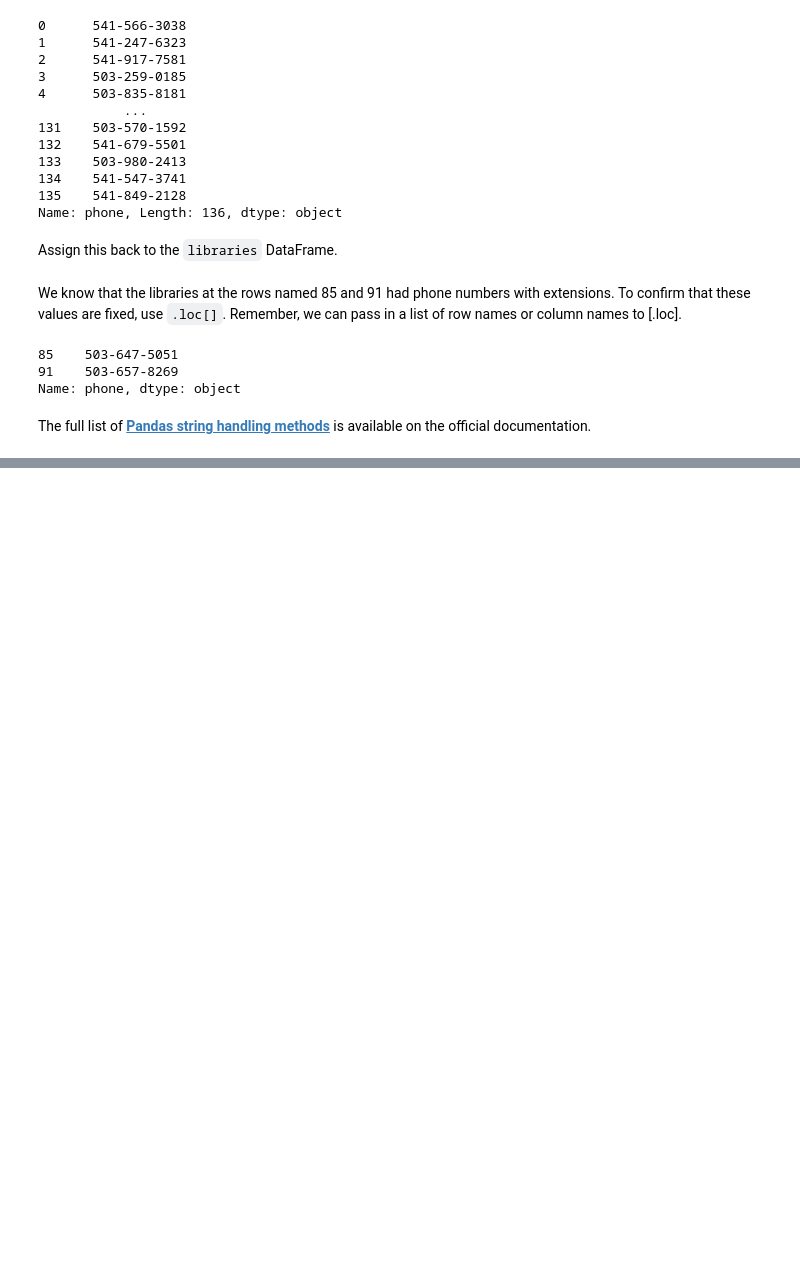
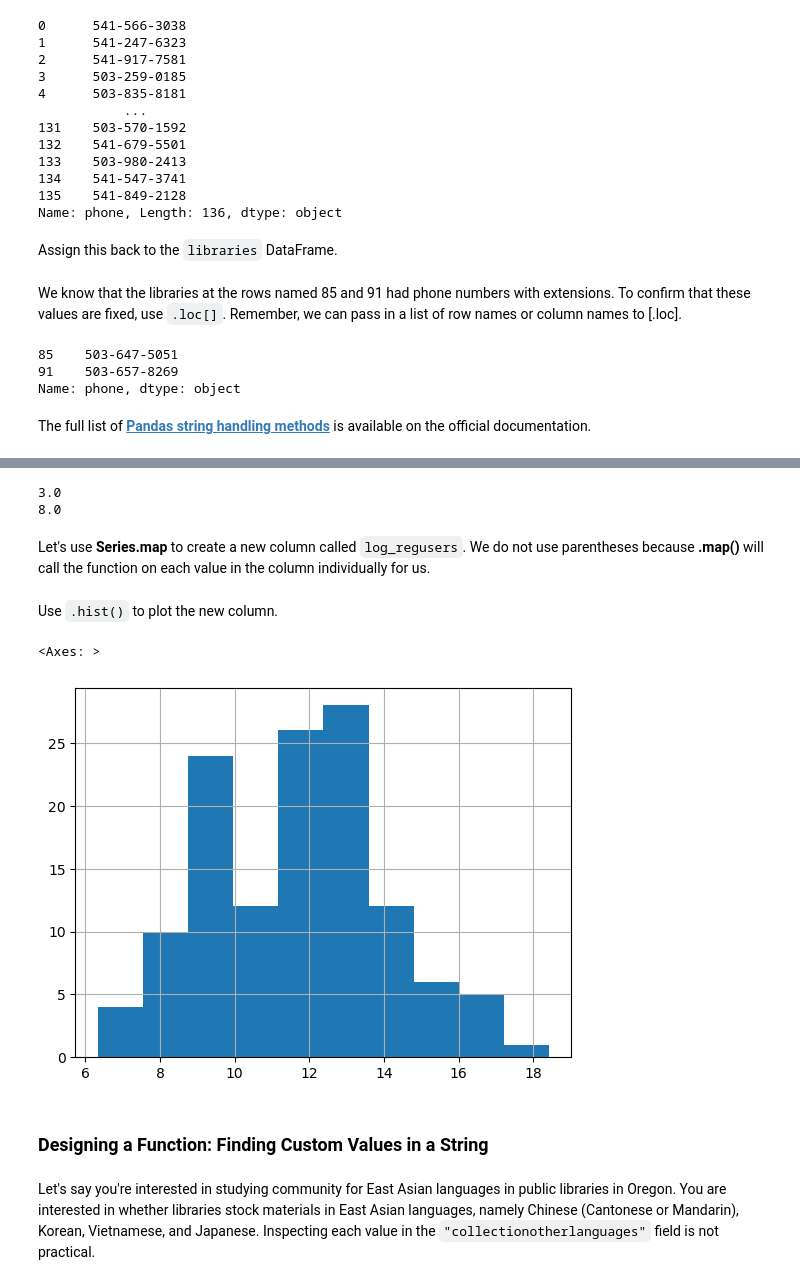
Before and after one commit to wintere/pandas-workshop, a Jupyter notebook: Notebooks/day-03-f25-ip.ipynb, the cells around one changed output, grey strips where cells are left out. Drawn from its saved outputs; the diff is of its cells as text; code cells hidden in the pictures; blank space fills up the shorter version.

```diff
--- a/Notebooks/day-03-f25-ip.ipynb
+++ b/Notebooks/day-03-f25-ip.ipynb
@@ -313,0 +488,22 @@ The full list of **[Pandas string handling methods](https://pandas.pydata.org/do
+# %%
+from math import log2 # log base 2
+print(log2(8))
+print(log2(256))
+# %% [output]
+3.0
+8.0
+# %% [markdown]
+Let's use **Series.map** to create a new column called `log_regusers`. We do not use parentheses because **.map()** will call the function on each value in the column individually for us.
+# %%
+libraries["log_regusers"] = libraries["registeredusers"].map(log2) # Pass by func name
+# %% [markdown]
+Use `.hist()` to plot the new column.
+# %%
+libraries["log_regusers"].hist()
+# %% [output]
+<Axes: >
+[figure, added]
+# %% [markdown]
+### Designing a Function: Finding Custom Values in a String
+# %% [markdown]
+Let's say you're interested in studying community for East Asian languages in public libraries in Oregon. You are interested in whether libraries stock materials in East Asian languages, namely Chinese (Cantonese or Mandarin), Korean, Vietnamese, and Japanese. Inspecting each value in the `"collectionotherlanguages"` field is not practical.
```
Also changed, not shown: parts of 97 cells of this notebook.
